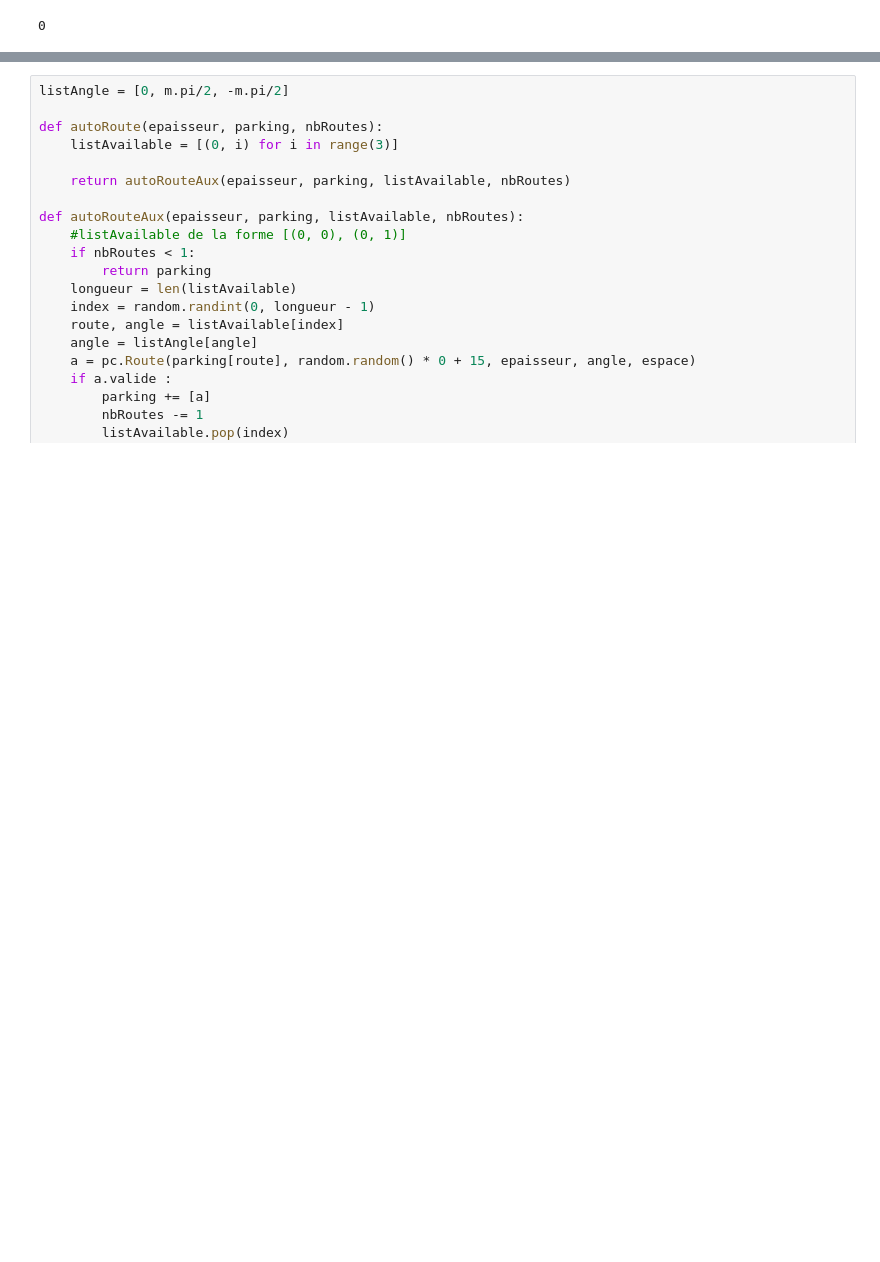
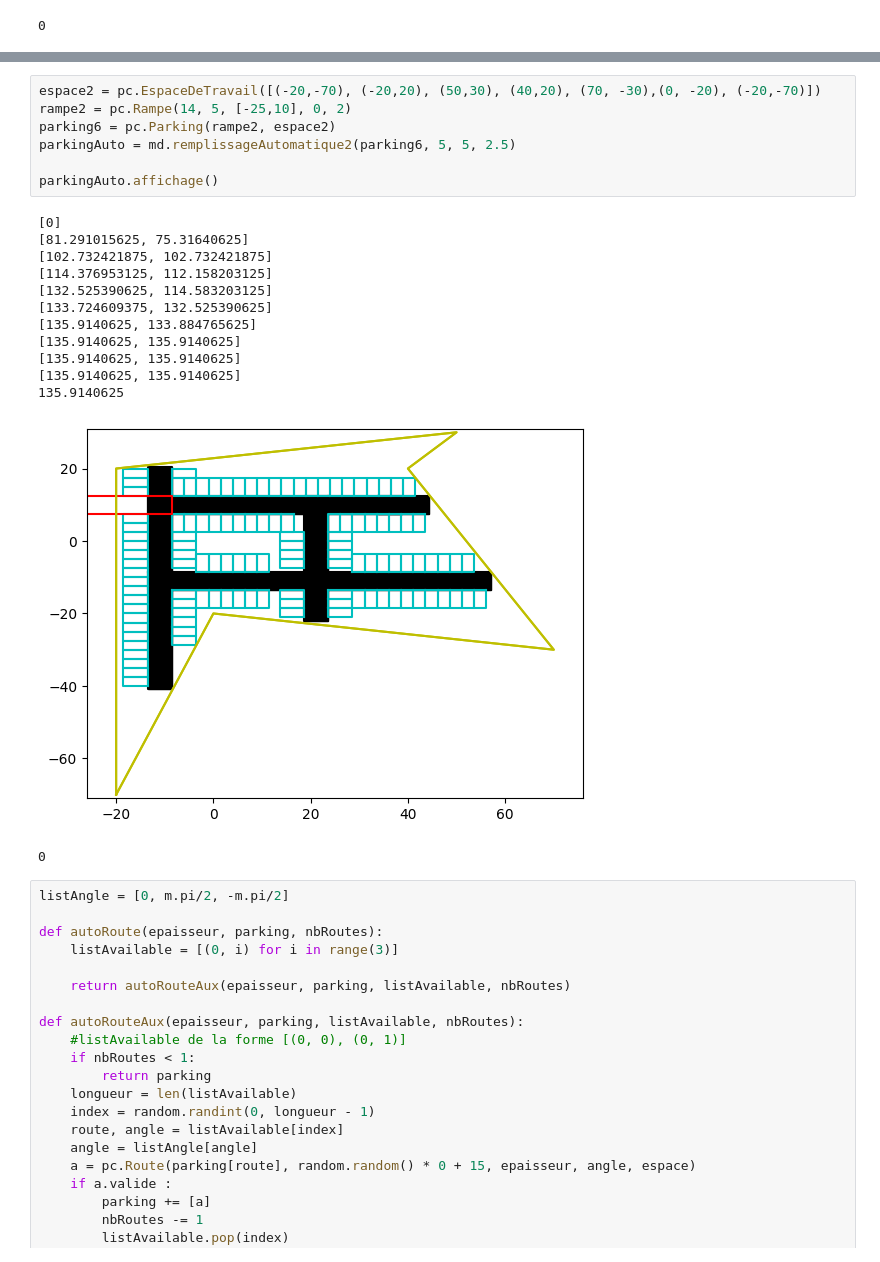
Before and after one commit to Painchadic/Parkyze-, a Jupyter notebook: parkyze.ipynb, the cells around one changed output, grey strips where cells are left out. Saved outputs shown, nothing was run; the diff lists cells and outputs as text; blank space fills up the shorter version.

```diff
--- a/parkyze.ipynb
+++ b/parkyze.ipynb
@@ -67,3 +76,24 @@ KeyboardInterrupt:
+# %%
+espace2 = pc.EspaceDeTravail([(-20,-70), (-20,20), (50,30), (40,20), (70, -30),(0, -20), (-20,-70)])
+rampe2 = pc.Rampe(14, 5, [-25,10], 0, 2)
+parking6 = pc.Parking(rampe2, espace2)
+parkingAuto = md.remplissageAutomatique2(parking6, 5, 5, 2.5)
+
+parkingAuto.affichage()
+# %% [output]
+[0]
+[81.291015625, 75.31640625]
+[102.732421875, 102.732421875]
+[114.376953125, 112.158203125]
+[132.525390625, 114.583203125]
+[133.724609375, 132.525390625]
+[135.9140625, 133.884765625]
+[135.9140625, 135.9140625]
+[135.9140625, 135.9140625]
+[135.9140625, 135.9140625]
+135.9140625
+[figure, added]
+0
 # %%
 listAngle = [0, m.pi/2, -m.pi/2]
 
```
Also changed, not shown: parts of 2 cells of this notebook, 4 other files.
